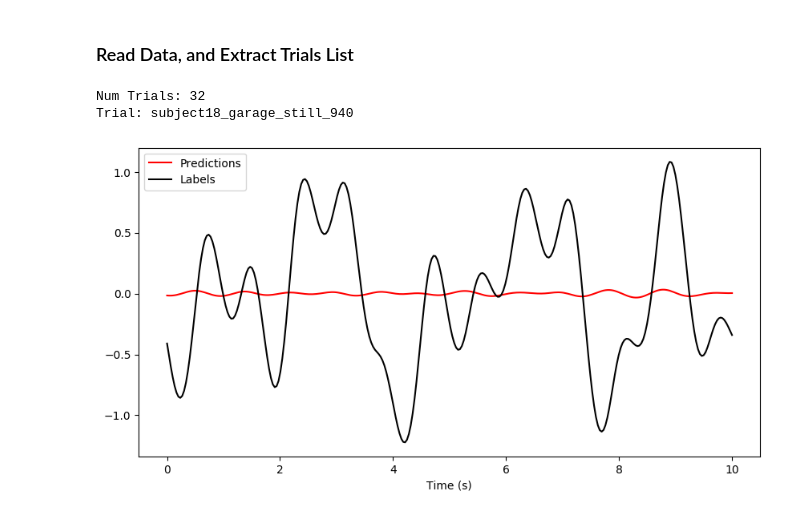
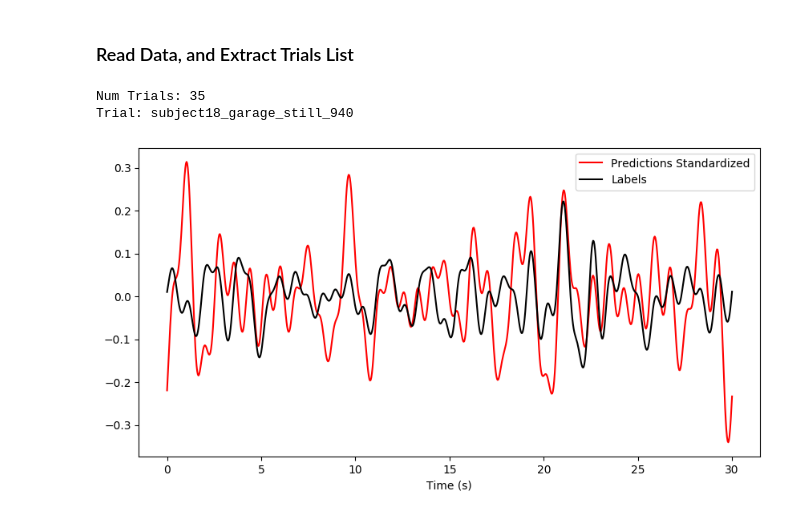
Before and after one commit to ubicomplab/rPPG-Toolbox, a Jupyter notebook: tools/output_signal_viz/data_out_viz.ipynb, the cells around one changed output. Saved outputs shown, nothing was run; the diff lists cells and outputs as text; code cells hidden in the pictures.

Commit message:
added standardization on output notebook

```diff
--- a/tools/output_signal_viz/data_out_viz.ipynb
+++ b/tools/output_signal_viz/data_out_viz.ipynb
@@ -85,12 +85,19 @@ def _detrend(input_signal, lambda_value):
     detrended_signal = np.dot(
         (H - np.linalg.inv(H + (lambda_value ** 2) * np.dot(D.T, D))), input_signal)
     return detrended_signal
+
+def _standardize_signal(signal):
+    """Z-score standardization for label signal."""
+    signal = signal - np.mean(signal)
+    signal = signal / np.std(signal)
+    signal[np.isnan(signal)] = 0
+    return signal
 # %% [markdown]
 ### TODO: Variables To Set
 # %%
-data_out_path = '/mimer/NOBACKUP/groups/naiss2024-23-123/Dimitrios_Salvija/data/runs/exp/MR-NIRP_Raw_Raw/saved_outputs/ICA_MR-NIRP_outputs.pickle'
-trial_idx = 12
-chunk_size = 300 # size of chunk to visualize: -1 will plot the entire signal
+data_out_path = '/mimer/NOBACKUP/groups/naiss2024-23-123/Dimitrios_Salvija/data/runs/exp/MR-NIRP_DiffNormalized_DiffNormalized_PHYSFORMER/saved_test_outputs/MR-NIRP_PHYSFORMER_FOLD1_MR-NIRP_outputs.pickle'
+trial_idx = 23
+chunk_size = 900 # size of chunk to visualize: -1 will plot the entire signal
 chunk_num = 2
 # %% [markdown]
 ### Read Data, and Extract Trials List
@@ -104,35 +111,37 @@ trial_list = list(data['predictions'].keys())
 print('Num Trials:', len(trial_list))
 print('Trial:', trial_list[trial_idx])
 # %% [output]
-Num Trials: 32
+Num Trials: 35
 Trial: subject18_garage_still_940
 # %%
 # Reform label and prediction vectors from multiple trial chunks
 prediction = np.array(_reform_data_from_dict(data['predictions'][trial_list[trial_idx]]))
+prediction = _standardize_signal(prediction)
+
 label = np.array(_reform_data_from_dict(data['labels'][trial_list[trial_idx]]))
 
 # Read in meta-data from pickle file
 fs = data['fs'] # Video Frame Rate
 label_type = data['label_type'] # PPG Signal Transformation: `DiffNormalized` or `Standardized`
 diff_flag = (label_type == 'DiffNormalized')
 
 if chunk_size == -1:
     chunk_size = len(prediction)
     chunk_num = 0
 
 # Process label and prediction signals
 prediction = _process_signal(prediction, fs, diff_flag=diff_flag)
 label = _process_signal(label, fs, diff_flag=diff_flag)
 start = (chunk_num)*chunk_size
 stop = (chunk_num+1)*chunk_size
 samples = stop - start
 x_time = np.linspace(0, samples/fs, num=samples)
 
 plt.figure(figsize=(10,5))
 plt.plot(x_time, prediction[start:stop], color='r')
 plt.plot(x_time, label[start:stop], color='black')
 # plt.title('Trial: ' + trial_list[trial_idx])
-plt.legend(['Predictions', 'Labels'])
+plt.legend(['Predictions Standardized', 'Labels'])
 plt.xlabel('Time (s)');
 # %% [output]
-[figure, old version]
+[figure, new version]
```
